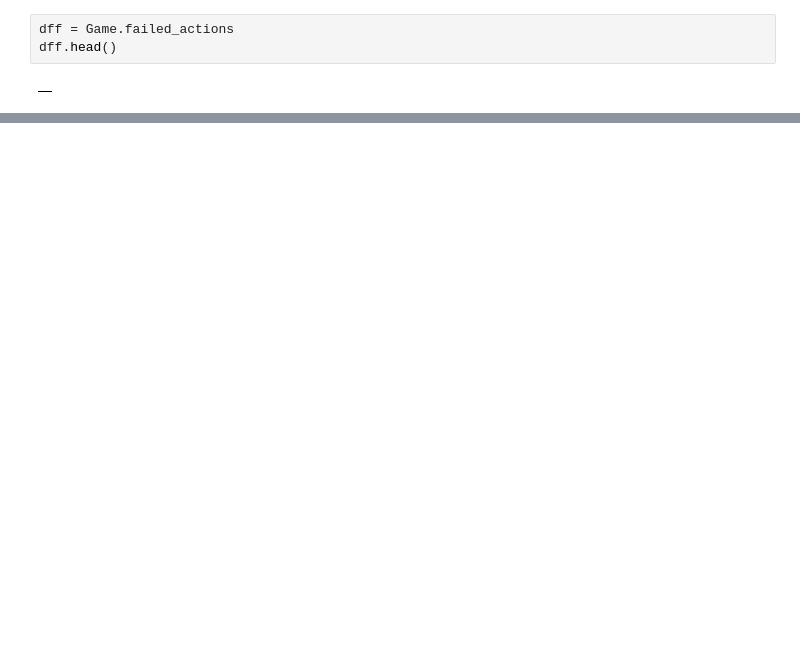
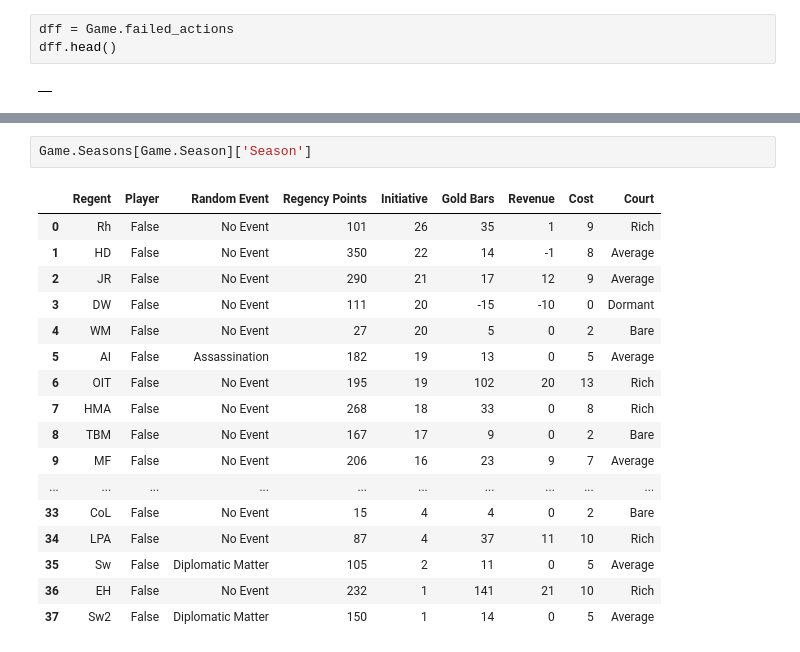
Before and after one commit to NeverForged/Regency, a Jupyter notebook: Code Testing.ipynb, the cells around one changed output, grey strips where cells are left out. Saved outputs shown, nothing was run; the diff lists cells and outputs as text; blank space fills up the shorter version.

```diff
--- a/Code Testing.ipynb
+++ b/Code Testing.ipynb
@@ -62,0 +70,20 @@ df[df['Action'].str.contains('assass')]
+# %%
+Game.Seasons[Game.Season]['Season']
+# %% [output]
+|  | Regent | Player | Random Event | Regency Points | Initiative | Gold Bars | Revenue | Cost | Court |
+| 0 | Rh | False | No Event | 101 | 26 | 35 | 1 | 9 | Rich |
+| 1 | HD | False | No Event | 350 | 22 | 14 | -1 | 8 | Average |
+| 2 | JR | False | No Event | 290 | 21 | 17 | 12 | 9 | Average |
+| 3 | DW | False | No Event | 111 | 20 | -15 | -10 | 0 | Dormant |
+| 4 | WM | False | No Event | 27 | 20 | 5 | 0 | 2 | Bare |
+| 5 | AI | False | Assassination | 182 | 19 | 13 | 0 | 5 | Average |
+| 6 | OIT | False | No Event | 195 | 19 | 102 | 20 | 13 | Rich |
+| 7 | HMA | False | No Event | 268 | 18 | 33 | 0 | 8 | Rich |
+| 8 | TBM | False | No Event | 167 | 17 | 9 | 0 | 2 | Bare |
+| 9 | MF | False | No Event | 206 | 16 | 23 | 9 | 7 | Average |
+| ... | ... | ... | ... | ... | ... | ... | ... | ... | ... |
+| 33 | CoL | False | No Event | 15 | 4 | 4 | 0 | 2 | Bare |
+| 34 | LPA | False | No Event | 87 | 4 | 37 | 11 | 10 | Rich |
+| 35 | Sw | False | Diplomatic Matter | 105 | 2 | 11 | 0 | 5 | Average |
+| 36 | EH | False | No Event | 232 | 1 | 141 | 21 | 10 | Rich |
+| 37 | Sw2 | False | Diplomatic Matter | 150 | 1 | 14 | 0 | 5 | Average |
```
Also changed, not shown: parts of 7 cells of this notebook, 8 other files.
